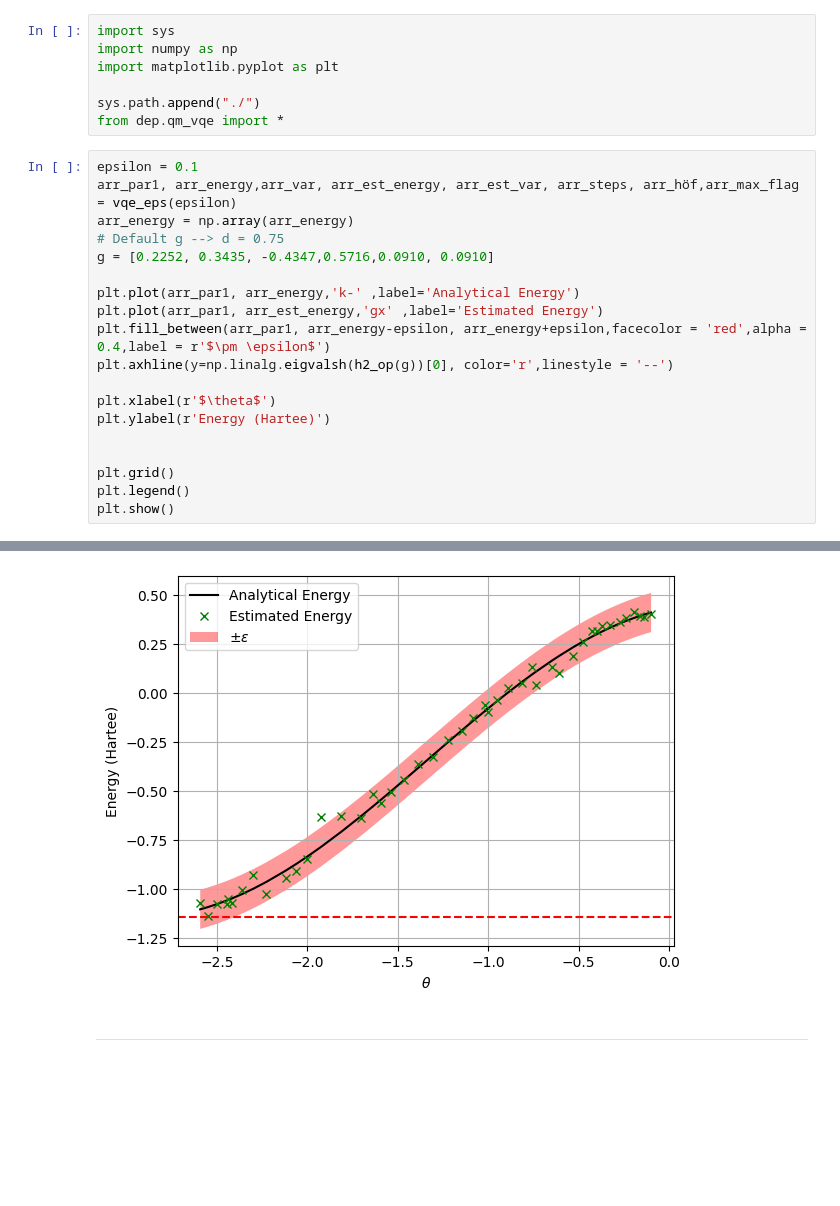
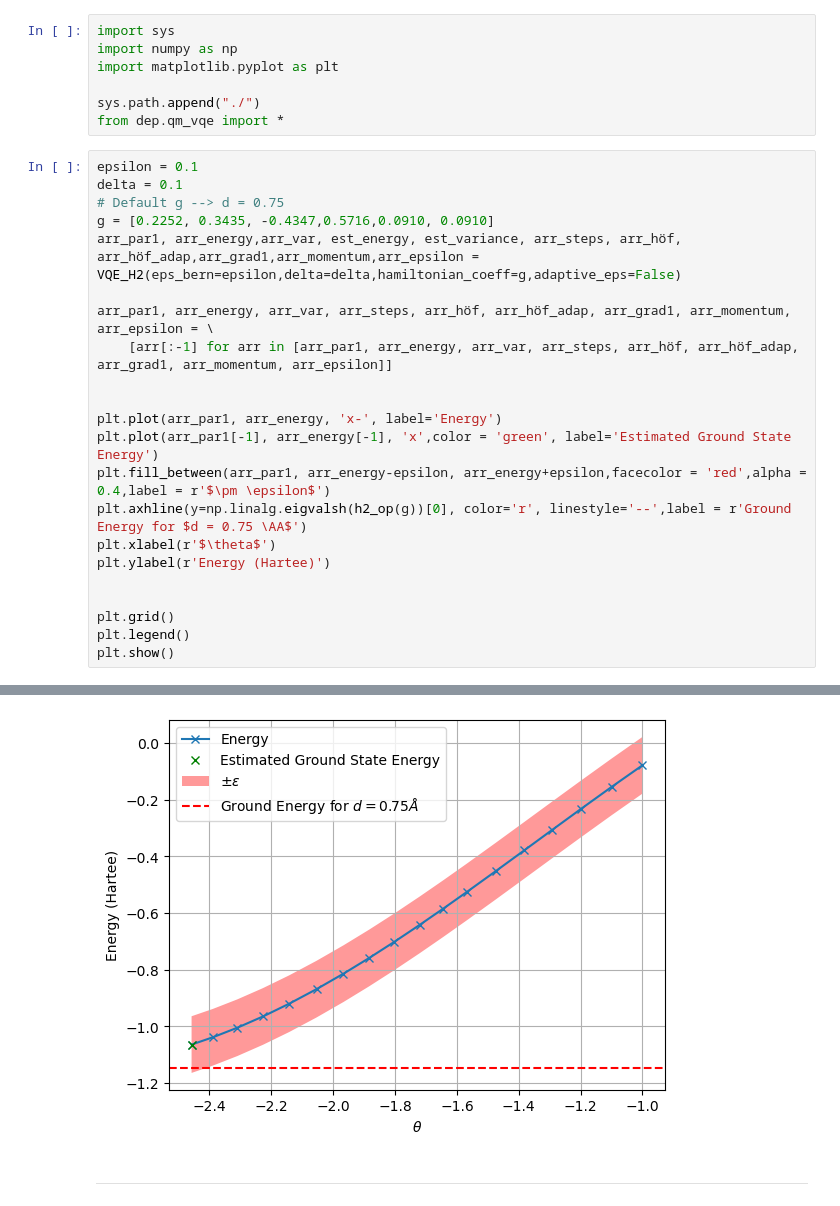
Before and after one commit to UgurTepe/EmpiricalBernsteinAlgorithm, a Jupyter notebook: tutorial.ipynb, the cells around one changed output, grey strips where cells are left out. Cells and saved outputs as stored; diff of their text form; blank space fills up the shorter version.

```diff
--- a/tutorial.ipynb
+++ b/tutorial.ipynb
@@ -127,16 +125,19 @@ sys.path.append("./")
 from dep.qm_vqe import *
 # %%
 epsilon = 0.1
-arr_par1, arr_energy,arr_var, arr_est_energy, arr_est_var, arr_steps, arr_höf,arr_max_flag = vqe_eps(epsilon)
-arr_energy = np.array(arr_energy)
+delta = 0.1
 # Default g --> d = 0.75
 g = [0.2252, 0.3435, -0.4347,0.5716,0.0910, 0.0910]
+arr_par1, arr_energy,arr_var, est_energy, est_variance, arr_steps, arr_höf, arr_höf_adap,arr_grad1,arr_momentum,arr_epsilon = VQE_H2(eps_bern=epsilon,delta=delta,hamiltonian_coeff=g,adaptive_eps=False)
 
-plt.plot(arr_par1, arr_energy,'k-' ,label='Analytical Energy')
-plt.plot(arr_par1, arr_est_energy,'gx' ,label='Estimated Energy')
+arr_par1, arr_energy, arr_var, arr_steps, arr_höf, arr_höf_adap, arr_grad1, arr_momentum, arr_epsilon = \
+    [arr[:-1] for arr in [arr_par1, arr_energy, arr_var, arr_steps, arr_höf, arr_höf_adap, arr_grad1, arr_momentum, arr_epsilon]]
+
+
+plt.plot(arr_par1, arr_energy, 'x-', label='Energy')
+plt.plot(arr_par1[-1], arr_energy[-1], 'x',color = 'green', label='Estimated Ground State Energy')
 plt.fill_between(arr_par1, arr_energy-epsilon, arr_energy+epsilon,facecolor = 'red',alpha = 0.4,label = r'$\pm \epsilon$')
-plt.axhline(y=np.linalg.eigvalsh(h2_op(g))[0], color='r',linestyle = '--')
-
+plt.axhline(y=np.linalg.eigvalsh(h2_op(g))[0], color='r', linestyle='--',label = r'Ground Energy for $d = 0.75 \AA$')
 plt.xlabel(r'$\theta$')
 plt.ylabel(r'Energy (Hartee)')
 
@@ -148,4 +167,4 @@ plt.show()
-[figure, old version]
+[figure, new version]
 # %% [markdown]
 ***
 # %% [markdown]
```
Also changed, not shown: parts of 11 cells of this notebook.
